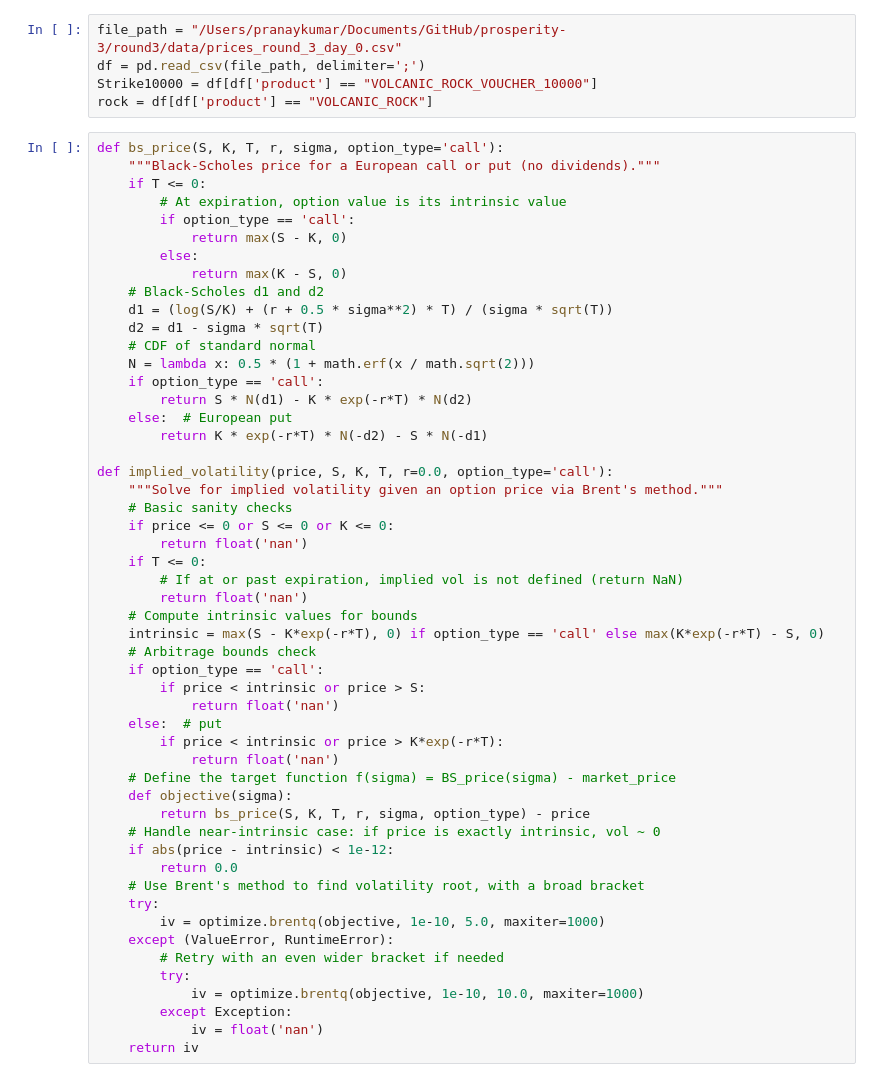
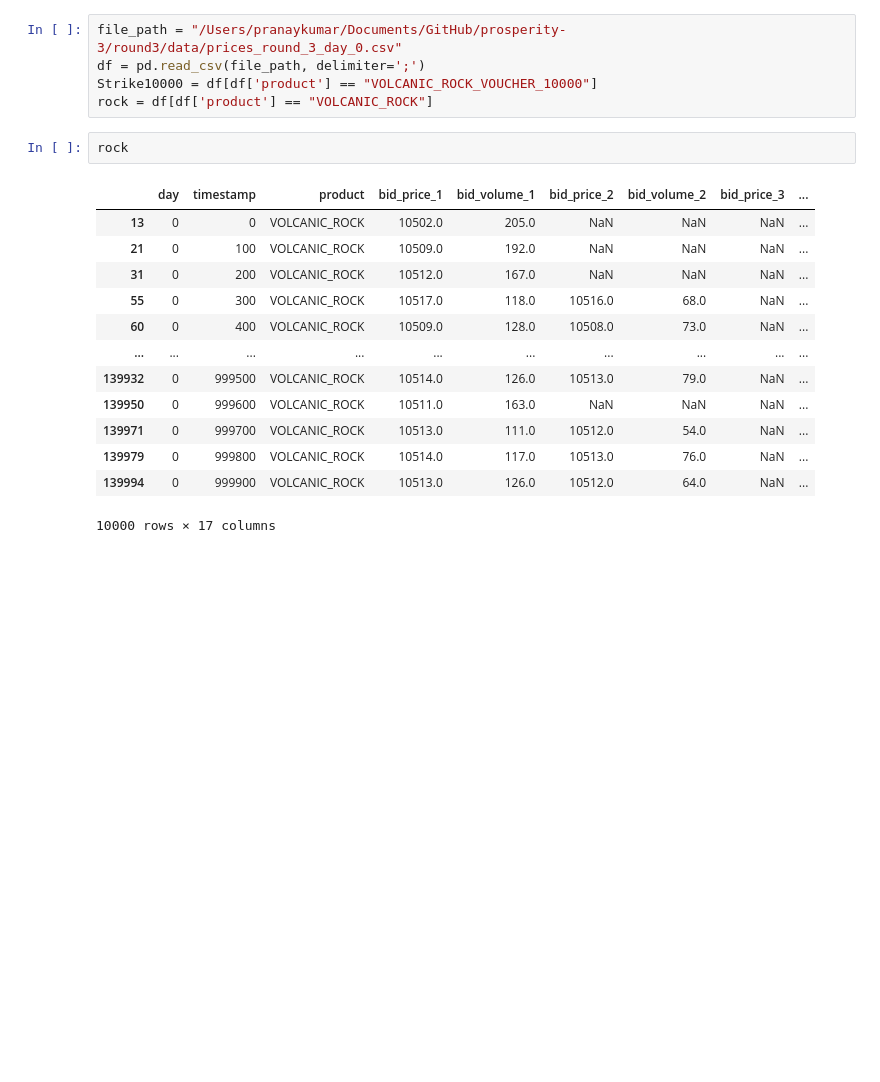
Before and after one commit to JosheevR/prosperity-3, a Jupyter notebook: round3/algs/round_3_v1.ipynb, the cells around one changed output. Cells and saved outputs as stored; diff of their text form; blank space fills up the shorter version.

```diff
--- a/round3/algs/round_3_v1.ipynb
+++ b/round3/algs/round_3_v1.ipynb
@@ -12,55 +11,19 @@ file_path = "/Users/pranaykumar/Documents/GitHub/prosperity-3/round3/data/prices
 df = pd.read_csv(file_path, delimiter=';')
 Strike10000 = df[df['product'] == "VOLCANIC_ROCK_VOUCHER_10000"]
 rock = df[df['product'] == "VOLCANIC_ROCK"]
-# %%
-def bs_price(S, K, T, r, sigma, option_type='call'):
-    """Black-Scholes price for a European call or put (no dividends)."""
-    if T <= 0:
-        # At expiration, option value is its intrinsic value
-        if option_type == 'call':
-            return max(S - K, 0)
-        else:
-            return max(K - S, 0)
-    # Black-Scholes d1 and d2
-    d1 = (log(S/K) + (r + 0.5 * sigma**2) * T) / (sigma * sqrt(T))
-    d2 = d1 - sigma * sqrt(T)
-    # CDF of standard normal
-    N = lambda x: 0.5 * (1 + math.erf(x / math.sqrt(2)))
-    if option_type == 'call':
-        return S * N(d1) - K * exp(-r*T) * N(d2)
-    else:  # European put
-        return K * exp(-r*T) * N(-d2) - S * N(-d1)
-
-def implied_volatility(price, S, K, T, r=0.0, option_type='call'):
-    """Solve for implied volatility given an option price via Brent's method."""
-    # Basic sanity checks
-    if price <= 0 or S <= 0 or K <= 0:
-        return float('nan')
-    if T <= 0:
-        # If at or past expiration, implied vol is not defined (return NaN)
-        return float('nan')
-    # Compute intrinsic values for bounds
-    intrinsic = max(S - K*exp(-r*T), 0) if option_type == 'call' else max(K*exp(-r*T) - S, 0)
-    # Arbitrage bounds check
-    if option_type == 'call':
-        if price < intrinsic or price > S:
-            return float('nan')
-    else:  # put
-        if price < intrinsic or price > K*exp(-r*T):
-            return float('nan')
-    # Define the target function f(sigma) = BS_price(sigma) - market_price
-    def objective(sigma):
-        return bs_price(S, K, T, r, sigma, option_type) - price
-    # Handle near-intrinsic case: if price is exactly intrinsic, vol ~ 0
-    if abs(price - intrinsic) < 1e-12:
-        return 0.0
-    # Use Brent's method to find volatility root, with a broad bracket
-    try:
-        iv = optimize.brentq(objective, 1e-10, 5.0, maxiter=1000)
-    except (ValueError, RuntimeError):
-        # Retry with an even wider bracket if needed
-        try:
-            iv = optimize.brentq(objective, 1e-10, 10.0, maxiter=1000)
-        except Exception:
-            iv = float('nan')
-    return iv
+# %%
+rock
+# %% [output]
+|  | day | timestamp | product | bid_price_1 | bid_volume_1 | bid_price_2 | bid_volume_2 | bid_price_3 | ... |
+| 13 | 0 | 0 | VOLCANIC_ROCK | 10502.0 | 205.0 | NaN | NaN | NaN | ... |
+| 21 | 0 | 100 | VOLCANIC_ROCK | 10509.0 | 192.0 | NaN | NaN | NaN | ... |
+| 31 | 0 | 200 | VOLCANIC_ROCK | 10512.0 | 167.0 | NaN | NaN | NaN | ... |
+| 55 | 0 | 300 | VOLCANIC_ROCK | 10517.0 | 118.0 | 10516.0 | 68.0 | NaN | ... |
+| 60 | 0 | 400 | VOLCANIC_ROCK | 10509.0 | 128.0 | 10508.0 | 73.0 | NaN | ... |
+| ... | ... | ... | ... | ... | ... | ... | ... | ... | ... |
+| 139932 | 0 | 999500 | VOLCANIC_ROCK | 10514.0 | 126.0 | 10513.0 | 79.0 | NaN | ... |
+| 139950 | 0 | 999600 | VOLCANIC_ROCK | 10511.0 | 163.0 | NaN | NaN | NaN | ... |
+| 139971 | 0 | 999700 | VOLCANIC_ROCK | 10513.0 | 111.0 | 10512.0 | 54.0 | NaN | ... |
+| 139979 | 0 | 999800 | VOLCANIC_ROCK | 10514.0 | 117.0 | 10513.0 | 76.0 | NaN | ... |
+| 139994 | 0 | 999900 | VOLCANIC_ROCK | 10513.0 | 126.0 | 10512.0 | 64.0 | NaN | ... |
+10000 rows × 17 columns
```
Also changed, not shown: parts of 13 cells of this notebook.
